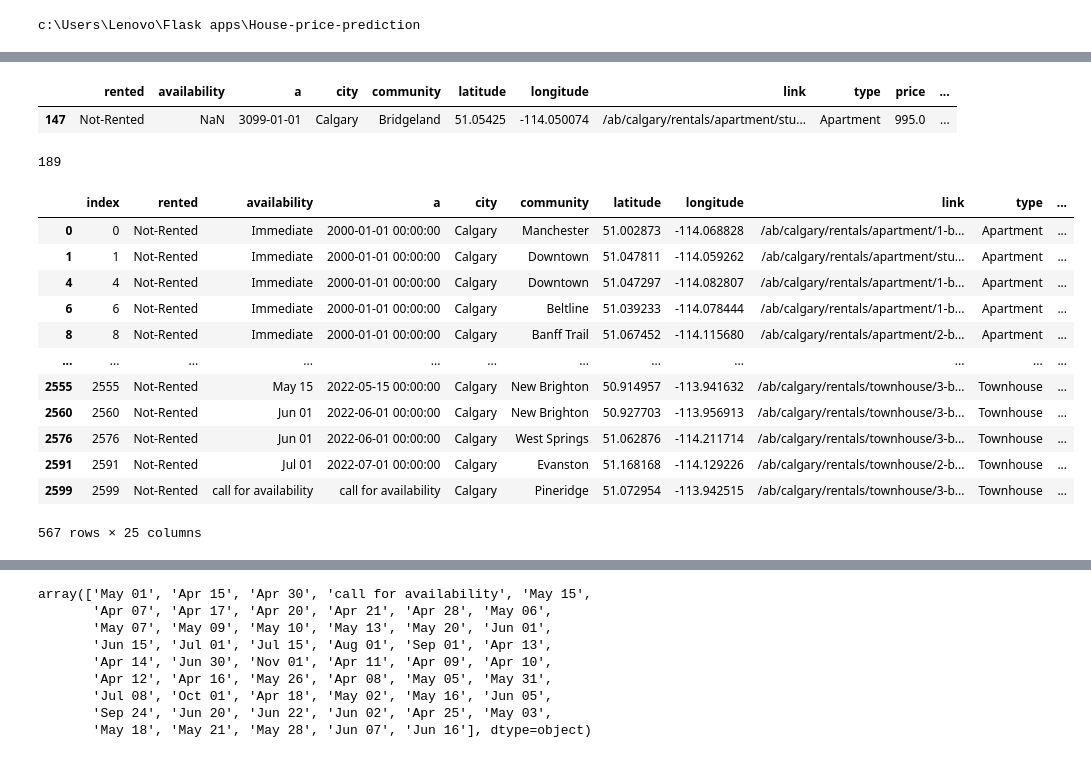
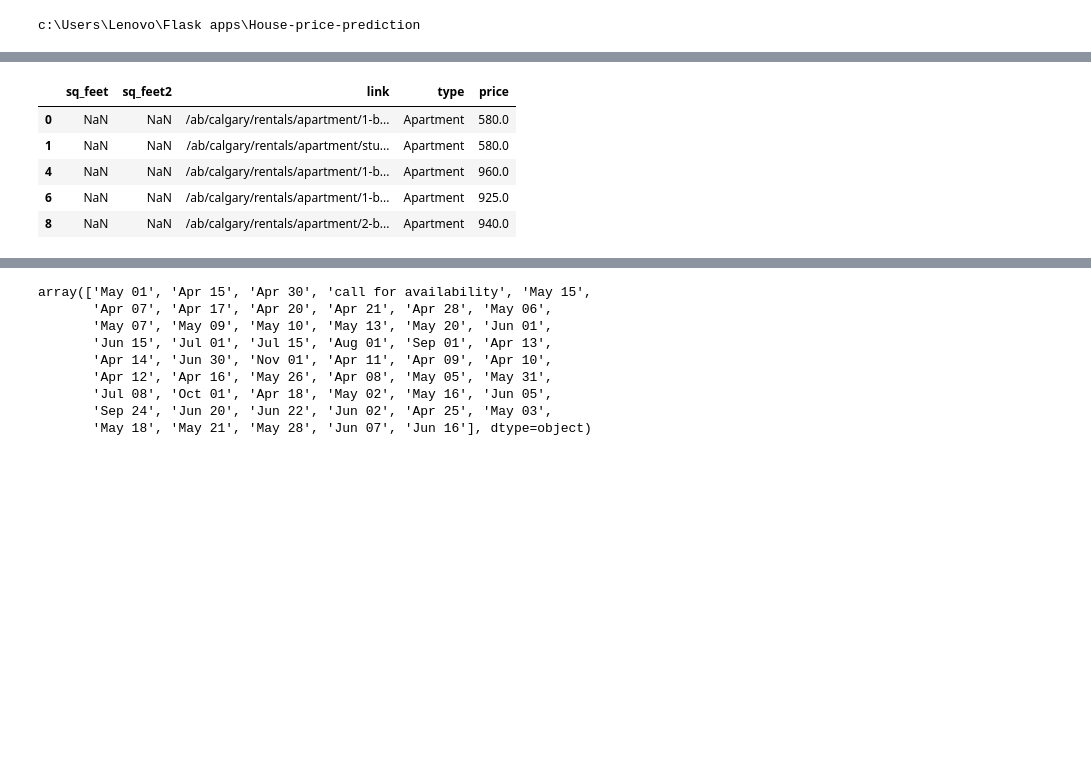
Before and after one commit to mitramir55/House-Price-Analyzer-Flask, a Jupyter notebook: Practice/practice - 2.ipynb, the cells around one changed output, grey strips where cells are left out. Cells and saved outputs as stored; diff of their text form; code cells hidden in the pictures; blank space fills up the shorter version.

```diff
--- a/Practice/practice - 2.ipynb
+++ b/Practice/practice - 2.ipynb
@@ -22,0 +26,14 @@ df.reset_index(inplace=True, drop=True)
+# %%
+# handling second rentals
+def handle_second_rentals(df, info_cols = ['price', 'sq_feet', 'beds', 'baths']):
+
+    df_second = df[(~df[info_cols[0] + '2'].isna())&(~df[info_cols[1]+'2'].isna())]
+
+    df_second = df_second.drop(columns=info_cols)
+    for col in info_cols:
+        df_second = df_second.rename(columns={col + '2': col})
+
+    df = df.drop(columns=info_cols)
+    return df, df_second
+# %%
+df, df_second = handle_second_rentals(df, info_cols = ['price', 'sq_feet', 'beds', 'baths'])
@@ -23,42 +96,21 @@ df.reset_index(inplace=True, drop=True)
 # %%
-malformatted_dates_idx = []
-for i in range(len(df)):
-    try: pd.to_datetime(df.loc[i, 'a'], format='%Y-%m-%d')
-    except: malformatted_dates_idx.append(i)
+def clean_undefined_dates(df, null_substitute = 'call for availability'):
+    for i in range(len(df)):
+        try:
+            df.loc[i, 'a'] = pd.to_datetime(df.loc[i, 'a'], format='%Y-%m-%d')
+        except:
+            df.loc[i, 'a'] = null_substitute
+            df.loc[i, 'availability'] = null_substitute
+    df.reset_index(inplace=True)
+    return df
+
+df = clean_undefined_dates(df)
-# %%
-df.loc[[malformatted_dates_idx[1]], :]
-# %% [output]
-|  | rented | availability | a | city | community | latitude | longitude | link | type | price | ... |
-| 147 | Not-Rented | NaN | 3099-01-01 | Calgary | Bridgeland | 51.05425 | -114.050074 | /ab/calgary/rentals/apartment/stu... | Apartment | 995.0 | ... |
-# %%
-len(df[(~df.price2.isna())&(~df.sq_feet2.isna())])
-# %% [output]
-189
-# %%
-def clean_undefinite_dates(df, null_substitute = 'call for availability'):
-    for i in range(len(df)):
-        try:
-            df.loc[i, 'a'] = pd.to_datetime(df.loc[i, 'a'], format='%Y-%m-%d')
-        except:
-            df.loc[i, 'a'] = null_substitute
-            df.loc[i, 'availability'] = null_substitute
-    df.reset_index(inplace=True)
-    return df
-
-df = clean_undefinite_dates(df)
 # %%
-df[df.sq_feet.isna()]
+df[df.sq_feet.isna()][['sq_feet', 'sq_feet2', 'link', 'type', 'price']].head()
 # %% [output]
-|  | index | rented | availability | a | city | community | latitude | longitude | link | type | ... |
-| 0 | 0 | Not-Rented | Immediate | 2000-01-01 00:00:00 | Calgary | Manchester | 51.002873 | -114.068828 | /ab/calgary/rentals/apartment/1-b... | Apartment | ... |
-| 1 | 1 | Not-Rented | Immediate | 2000-01-01 00:00:00 | Calgary | Downtown | 51.047811 | -114.059262 | /ab/calgary/rentals/apartment/stu... | Apartment | ... |
-| 4 | 4 | Not-Rented | Immediate | 2000-01-01 00:00:00 | Calgary | Downtown | 51.047297 | -114.082807 | /ab/calgary/rentals/apartment/1-b... | Apartment | ... |
-| 6 | 6 | Not-Rented | Immediate | 2000-01-01 00:00:00 | Calgary | Beltline | 51.039233 | -114.078444 | /ab/calgary/rentals/apartment/1-b... | Apartment | ... |
-| 8 | 8 | Not-Rented | Immediate | 2000-01-01 00:00:00 | Calgary | Banff Trail | 51.067452 | -114.115680 | /ab/calgary/rentals/apartment/2-b... | Apartment | ... |
-| ... | ... | ... | ... | ... | ... | ... | ... | ... | ... | ... | ... |
-| 2555 | 2555 | Not-Rented | May 15 | 2022-05-15 00:00:00 | Calgary | New Brighton | 50.914957 | -113.941632 | /ab/calgary/rentals/townhouse/3-b... | Townhouse | ... |
-| 2560 | 2560 | Not-Rented | Jun 01 | 2022-06-01 00:00:00 | Calgary | New Brighton | 50.927703 | -113.956913 | /ab/calgary/rentals/townhouse/3-b... | Townhouse | ... |
-| 2576 | 2576 | Not-Rented | Jun 01 | 2022-06-01 00:00:00 | Calgary | West Springs | 51.062876 | -114.211714 | /ab/calgary/rentals/townhouse/3-b... | Townhouse | ... |
-| 2591 | 2591 | Not-Rented | Jul 01 | 2022-07-01 00:00:00 | Calgary | Evanston | 51.168168 | -114.129226 | /ab/calgary/rentals/townhouse/2-b... | Townhouse | ... |
-| 2599 | 2599 | Not-Rented | call for availability | call for availability | Calgary | Pineridge | 51.072954 | -113.942515 | /ab/calgary/rentals/townhouse/3-b... | Townhouse | ... |
+|  | sq_feet | sq_feet2 | link | type | price |
+| 0 | NaN | NaN | /ab/calgary/rentals/apartment/1-b... | Apartment | 580.0 |
+| 1 | NaN | NaN | /ab/calgary/rentals/apartment/stu... | Apartment | 580.0 |
+| 4 | NaN | NaN | /ab/calgary/rentals/apartment/1-b... | Apartment | 960.0 |
+| 6 | NaN | NaN | /ab/calgary/rentals/apartment/1-b... | Apartment | 925.0 |
+| 8 | NaN | NaN | /ab/calgary/rentals/apartment/2-b... | Apartment | 940.0 |
-567 rows × 25 columns
```
Also changed, not shown: parts of 9 cells of this notebook, 1 other file.
